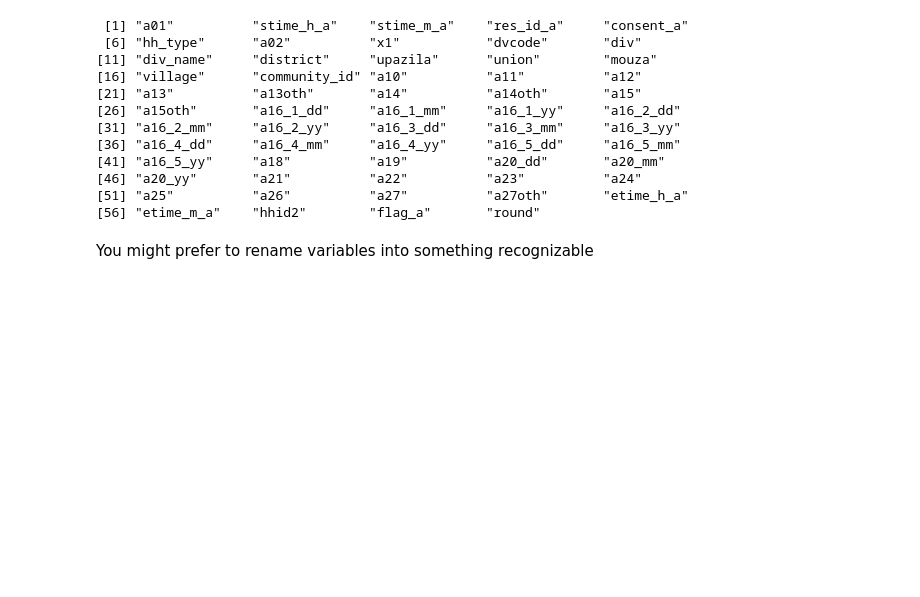
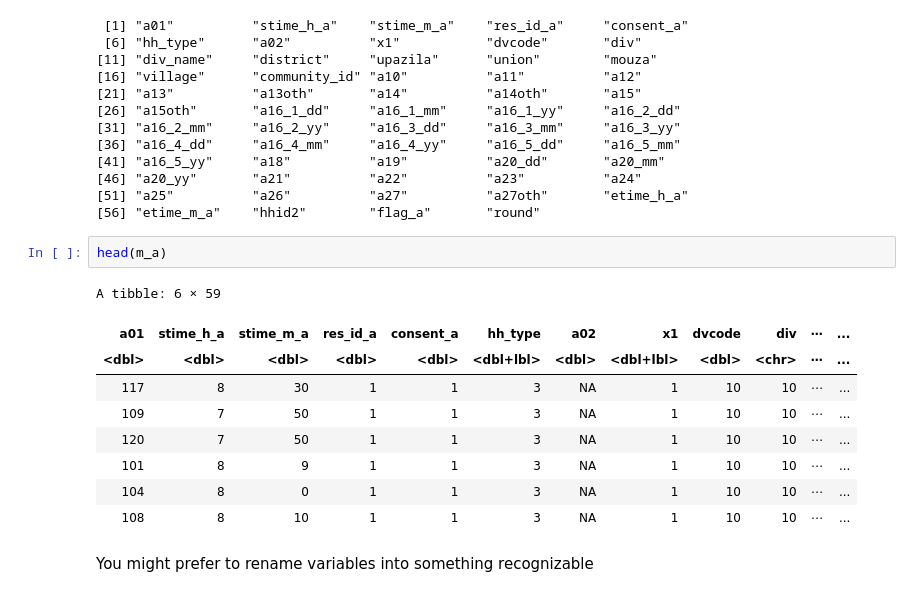
Before and after one commit to jed-silver/DEVP252_Sp24, a Jupyter notebook: Section4/Section4.ipynb, the cells around one changed output. Drawn from its saved outputs; the diff is of its cells as text; blank space fills up the shorter version.

```diff
--- a/Section4/Section4.ipynb
+++ b/Section4/Section4.ipynb
@@ -30,6 +34,18 @@ names(m_a)
 [46] "a20_yy"       "a21"          "a22"          "a23"          "a24"
 [51] "a25"          "a26"          "a27"          "a27oth"       "etime_h_a"
 [56] "etime_m_a"    "hhid2"        "flag_a"       "round"
+# %%
+head(m_a)
+# %% [output]
+A tibble: 6 × 59
+| a01 | stime_h_a | stime_m_a | res_id_a | consent_a | hh_type | a02 | x1 | dvcode | div | ⋯ | ... |
+| <dbl> | <dbl> | <dbl> | <dbl> | <dbl> | <dbl+lbl> | <dbl> | <dbl+lbl> | <dbl> | <chr> | ⋯ | ... |
+| 117 | 8 | 30 | 1 | 1 | 3 | NA | 1 | 10 | 10 | ⋯ | ... |
+| 109 | 7 | 50 | 1 | 1 | 3 | NA | 1 | 10 | 10 | ⋯ | ... |
+| 120 | 7 | 50 | 1 | 1 | 3 | NA | 1 | 10 | 10 | ⋯ | ... |
+| 101 | 8 | 9 | 1 | 1 | 3 | NA | 1 | 10 | 10 | ⋯ | ... |
+| 104 | 8 | 0 | 1 | 1 | 3 | NA | 1 | 10 | 10 | ⋯ | ... |
+| 108 | 8 | 10 | 1 | 1 | 3 | NA | 1 | 10 | 10 | ⋯ | ... |
 # %% [markdown]
 You might prefer to rename variables into something recognizable
 # %%
```
Also changed, not shown: parts of 14 cells of this notebook.
